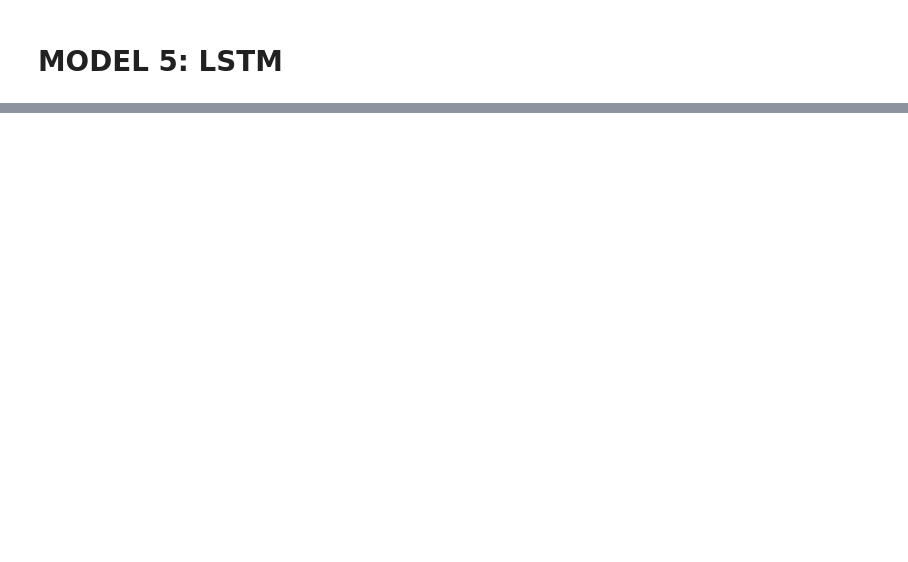
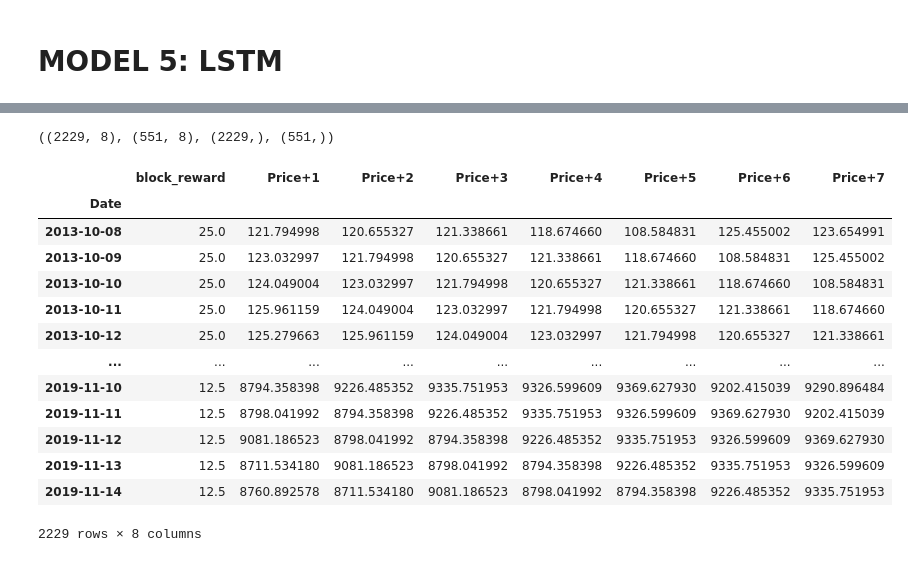
Before and after one commit to Prashanna-Raj-Pandit/NN-Time-series, a Jupyter notebook: BitPredict.ipynb, the cells around one changed output, grey strips where cells are left out. Cells and saved outputs as stored; diff of their text form; code cells hidden in the pictures; blank space fills up the shorter version.

```diff
--- a/BitPredict.ipynb
+++ b/BitPredict.ipynb
@@ -979,0 +1099,4 @@ model_5_results
+# %%
+# Lets create the X and y, remove the NaN and convert to float32 to prevent Tensorflow errors
+X=new_price_df.dropna().drop("Price",axis=1).astype(np.float32)
+y=new_price_df.dropna()["Price"].astype(np.float32)
@@ -979,0 +1124,27 @@ model_5_results
+# %%
+split_size=int(len(new_price_df)*0.8)
+X_train=X[:split_size]
+X_test=X[split_size:]
+y_train=y[:split_size]
+y_test=y[split_size:]
+
+X_train.shape,X_test.shape,y_train.shape,y_test.shape
+# %% [output]
+((2229, 8), (551, 8), (2229,), (551,))
+# %%
+X_train
+# %% [output]
+|  | block_reward | Price+1 | Price+2 | Price+3 | Price+4 | Price+5 | Price+6 | Price+7 |
+| Date |  |  |  |  |  |  |  |  |
+| 2013-10-08 | 25.0 | 121.794998 | 120.655327 | 121.338661 | 118.674660 | 108.584831 | 125.455002 | 123.654991 |
+| 2013-10-09 | 25.0 | 123.032997 | 121.794998 | 120.655327 | 121.338661 | 118.674660 | 108.584831 | 125.455002 |
+| 2013-10-10 | 25.0 | 124.049004 | 123.032997 | 121.794998 | 120.655327 | 121.338661 | 118.674660 | 108.584831 |
+| 2013-10-11 | 25.0 | 125.961159 | 124.049004 | 123.032997 | 121.794998 | 120.655327 | 121.338661 | 118.674660 |
+| 2013-10-12 | 25.0 | 125.279663 | 125.961159 | 124.049004 | 123.032997 | 121.794998 | 120.655327 | 121.338661 |
+| ... | ... | ... | ... | ... | ... | ... | ... | ... |
+| 2019-11-10 | 12.5 | 8794.358398 | 9226.485352 | 9335.751953 | 9326.599609 | 9369.627930 | 9202.415039 | 9290.896484 |
+| 2019-11-11 | 12.5 | 8798.041992 | 8794.358398 | 9226.485352 | 9335.751953 | 9326.599609 | 9369.627930 | 9202.415039 |
+| 2019-11-12 | 12.5 | 9081.186523 | 8798.041992 | 8794.358398 | 9226.485352 | 9335.751953 | 9326.599609 | 9369.627930 |
+| 2019-11-13 | 12.5 | 8711.534180 | 9081.186523 | 8798.041992 | 8794.358398 | 9226.485352 | 9335.751953 | 9326.599609 |
+| 2019-11-14 | 12.5 | 8760.892578 | 8711.534180 | 9081.186523 | 8798.041992 | 8794.358398 | 9226.485352 | 9335.751953 |
+2229 rows × 8 columns
```
Also changed, not shown: parts of 58 cells of this notebook.
